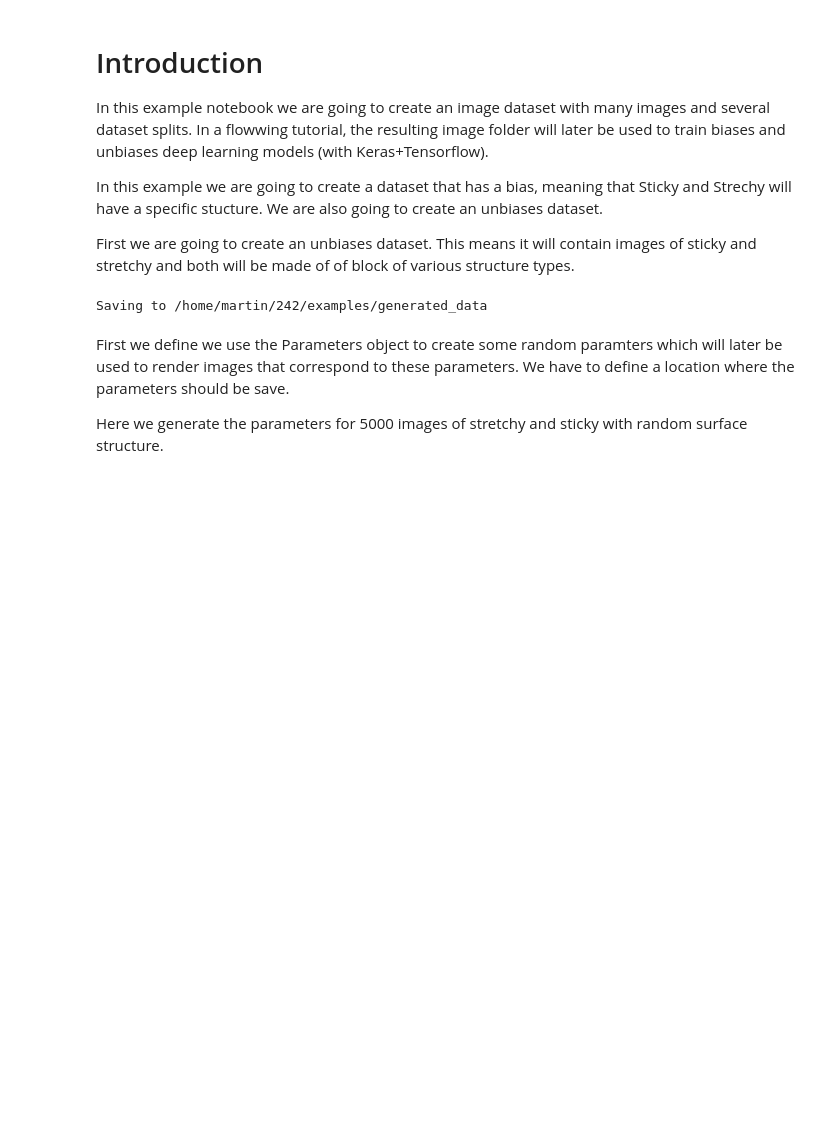
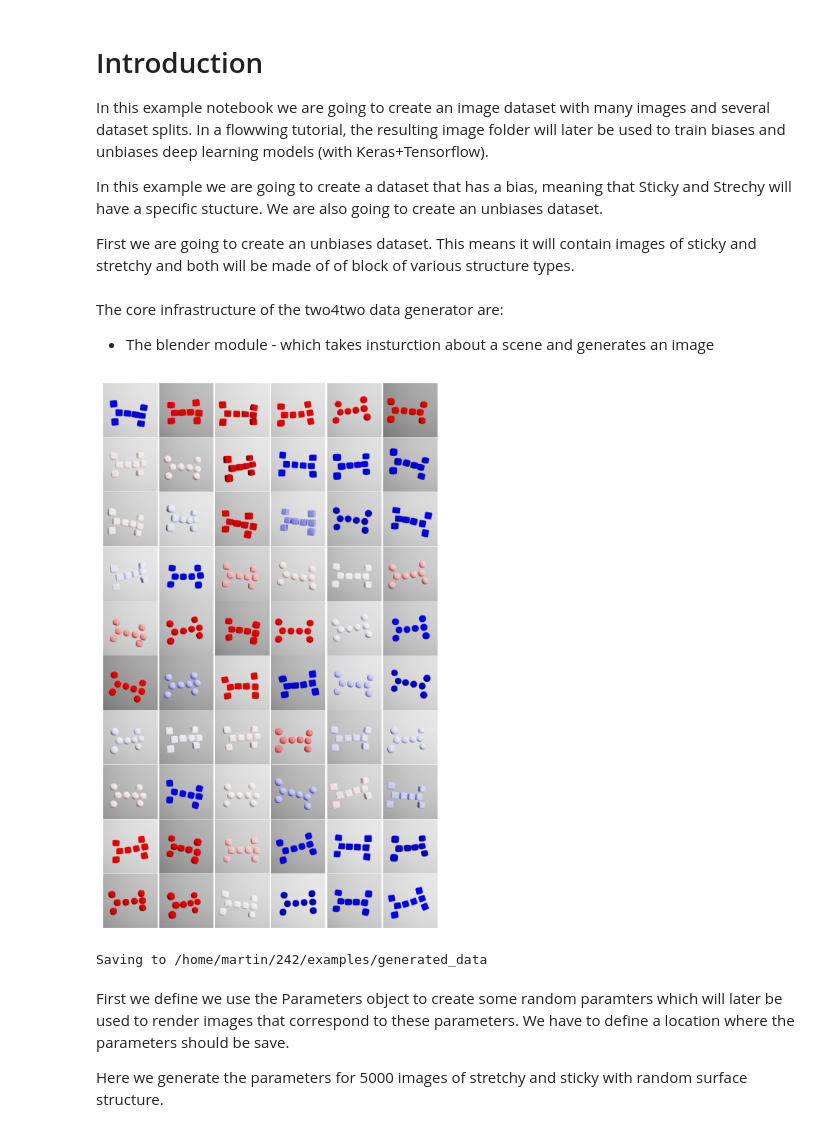
Before and after one commit to mschuessler/two4two, a Jupyter notebook: examples/GenerateData.ipynb, the cells around one changed output. Cells and saved outputs as stored; diff of their text form; code cells hidden in the pictures; blank space fills up the shorter version.

Commit message:
Started reworking example for the second time

```diff
--- a/examples/GenerateData.ipynb
+++ b/examples/GenerateData.ipynb
@@ -13,0 +16,41 @@ num_samples = 5000
+# %% [markdown]
+The core infrastructure of the two4two data generator are:
+* The blender module - which takes insturction about a scene and generates an image
+# %%
+sampler = scene_parameters.ColorBiasedSceneParameterSampler()
+# %%
+def showExamplesForSampler(sampler=scene_parameters.SampleSceneParameters, num_rows=10, num_cols_per_class=3):
+    num_samples_per_class = num_rows * num_cols_per_class
+
+    sampled_params = [sampler.sample() for _ in range(4 * num_samples_per_class)]
+    selected_params = [p for p in sampled_params if p.obj_name == 'sticky'][:num_samples_per_class] + \
+        [p for p in sampled_params if p.obj_name == 'stretchy'][:num_samples_per_class]
+
+    # Creating a matrix of indicies for the subplot
+    plot_index = np.arange(num_samples_per_class * 2).reshape(-1, num_cols_per_class * 2)
+    # Left indicies are used for sticky
+    sticky_index = plot_index[:, :num_cols_per_class]
+    # Right indicies are used for stretchy
+    stretchy_index = plot_index[:, num_cols_per_class:]
+    # Convert to reverse order list to be usable as stack
+    sticky_index = sticky_index.flatten().tolist()[::-1]
+    stretchy_index = stretchy_index.flatten().tolist()[::-1]
+
+    plt.figure(figsize=(num_cols_per_class * 2, num_rows), dpi=200)
+    gs1 = gridspec.GridSpec(num_rows, num_cols_per_class * 2, wspace=0.005, hspace=0.005)
+    # gs1.update(wspace=0.005, hspace=0.005)
+    # plt.subplots(nrows=...)
+    for (img, param) in blender.render(
+            params=selected_params,
+            chunk_size=num_cols_per_class,
+            download_blender=True):
+
+        index = sticky_index.pop() if param.obj_name == 'sticky' else stretchy_index.pop()
+        ax1 = plt.subplot(gs1[index])
+        ax1.axis('off')
+        ax1.set_aspect('equal')
+        ax1.imshow(img)
+# %%
+showExamplesForSampler(sampler)
+# %% [output]
+[figure, added]
```
Also changed, not shown: parts of 4 cells of this notebook.
